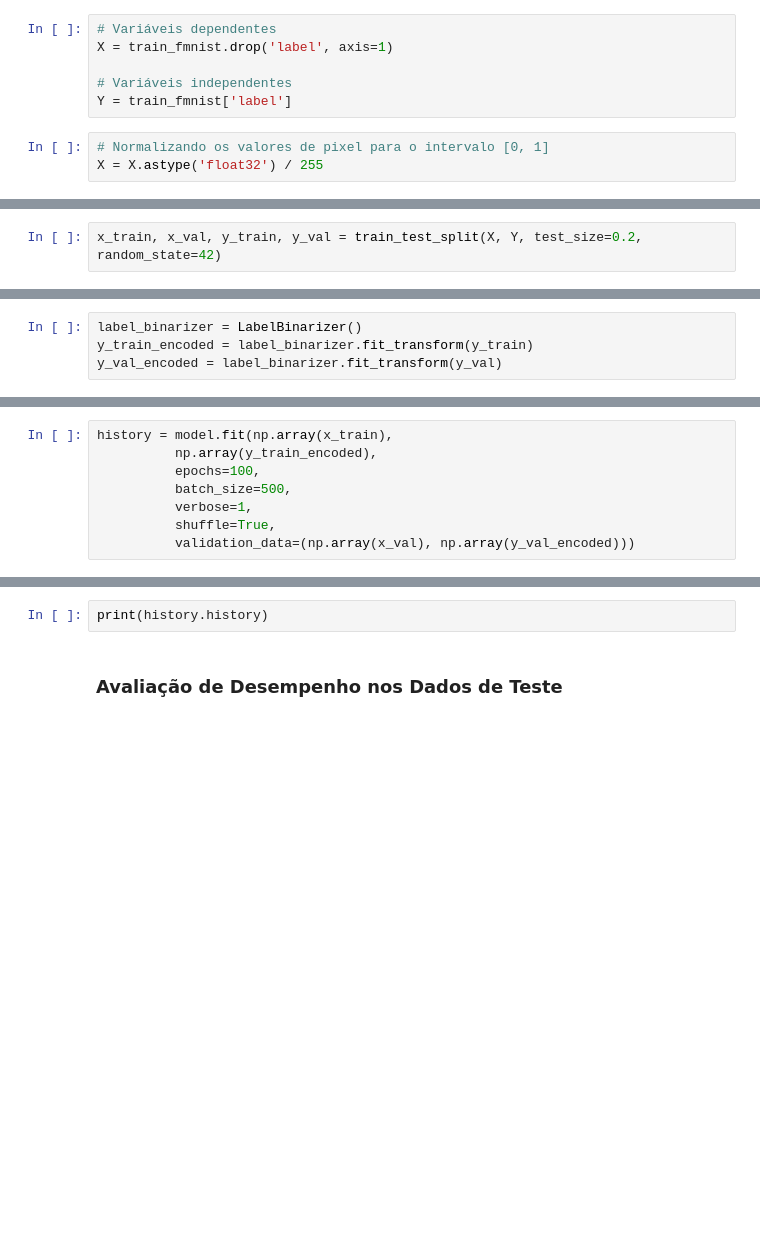
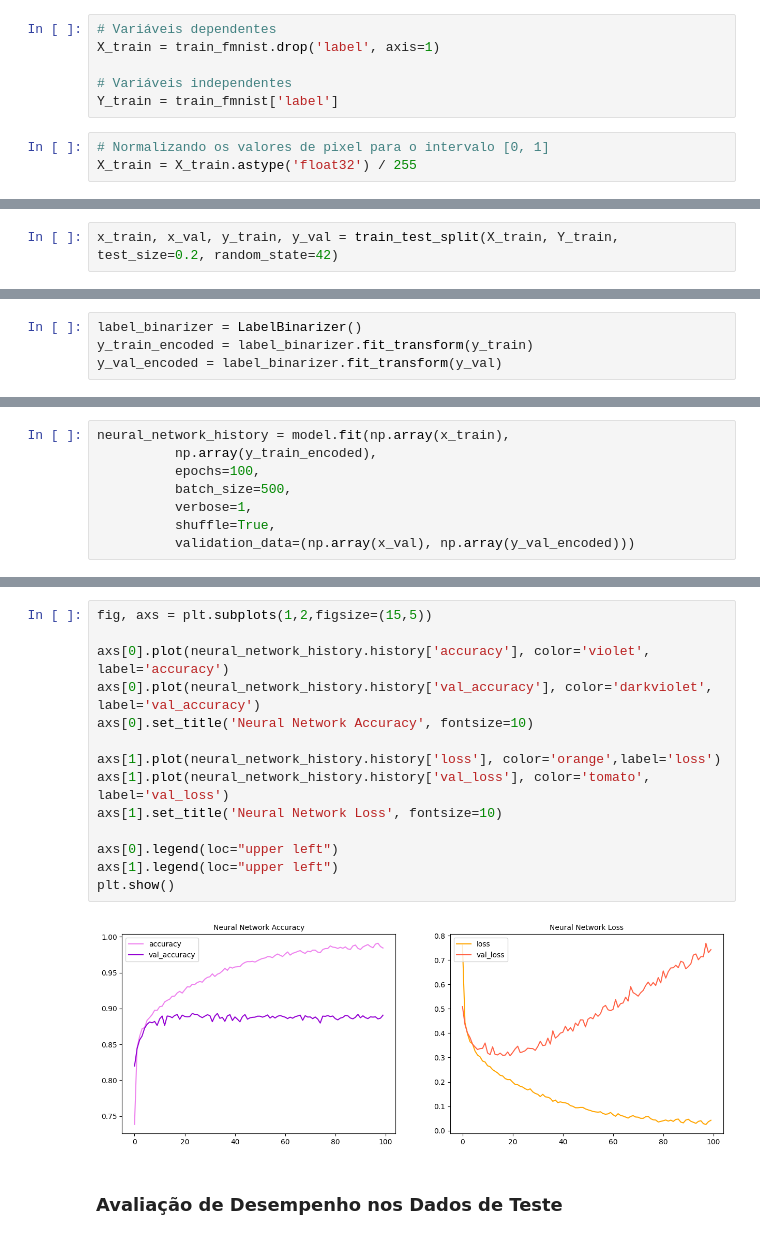
Before and after one commit to anycarolinys/projeto_visao_computacional, a Jupyter notebook: visao_computacional.ipynb, the cells around one changed output, grey strips where cells are left out. Cells and saved outputs as stored; diff of their text form; blank space fills up the shorter version.

```diff
--- a/visao_computacional.ipynb
+++ b/visao_computacional.ipynb
@@ -271,17 +294,17 @@ plot_model(model, show_shapes=True, show_layer_names=True, dpi=72)
 #### **Normalização e One-Hot-Encoding**
 # %%
 # Variáveis dependentes
-X = train_fmnist.drop('label', axis=1)
+X_train = train_fmnist.drop('label', axis=1)
 
 # Variáveis independentes
-Y = train_fmnist['label']
+Y_train = train_fmnist['label']
 # %%
 # Normalizando os valores de pixel para o intervalo [0, 1]
-X = X.astype('float32') / 255
+X_train = X_train.astype('float32') / 255
 # %% [markdown]
 > Dividindo os dados em conjuntos de treinamento e validação (80%, 20%).
 # %%
-x_train, x_val, y_train, y_val = train_test_split(X, Y, test_size=0.2, random_state=42)
+x_train, x_val, y_train, y_val = train_test_split(X_train, Y_train, test_size=0.2, random_state=42)
 # %% [markdown]
 > A ideia principal de dividir o conjunto de dados em um conjunto de validação é evitar que o modelo se torne bom em classificar as amostras no conjunto de treinamento, mas não seja capaz de generalizar e fazer classificações precisas nos dados que não viu antes.
 # %%
@@ -296,5 +338,5 @@ np.array(x_train)
 # %%
-history = model.fit(np.array(x_train),
+neural_network_history = model.fit(np.array(x_train),
           np.array(y_train_encoded),
           epochs=100,
           batch_size=500,
@@ -304,5 +364,19 @@ history = model.fit(np.array(x_train),
-# %%
-print(history.history)
+# %%
+fig, axs = plt.subplots(1,2,figsize=(15,5))
+
+axs[0].plot(neural_network_history.history['accuracy'], color='violet', label='accuracy')
+axs[0].plot(neural_network_history.history['val_accuracy'], color='darkviolet', label='val_accuracy')
+axs[0].set_title('Neural Network Accuracy', fontsize=10)
+
+axs[1].plot(neural_network_history.history['loss'], color='orange',label='loss')
+axs[1].plot(neural_network_history.history['val_loss'], color='tomato', label='val_loss')
+axs[1].set_title('Neural Network Loss', fontsize=10)
+
+axs[0].legend(loc="upper left")
+axs[1].legend(loc="upper left")
+plt.show()
+# %% [output]
+[figure, added]
 # %% [markdown]
 ### **Avaliação de Desempenho nos Dados de Teste**
 # %% [markdown]
```
Also changed, not shown: parts of 23 cells of this notebook, 2 other files.
